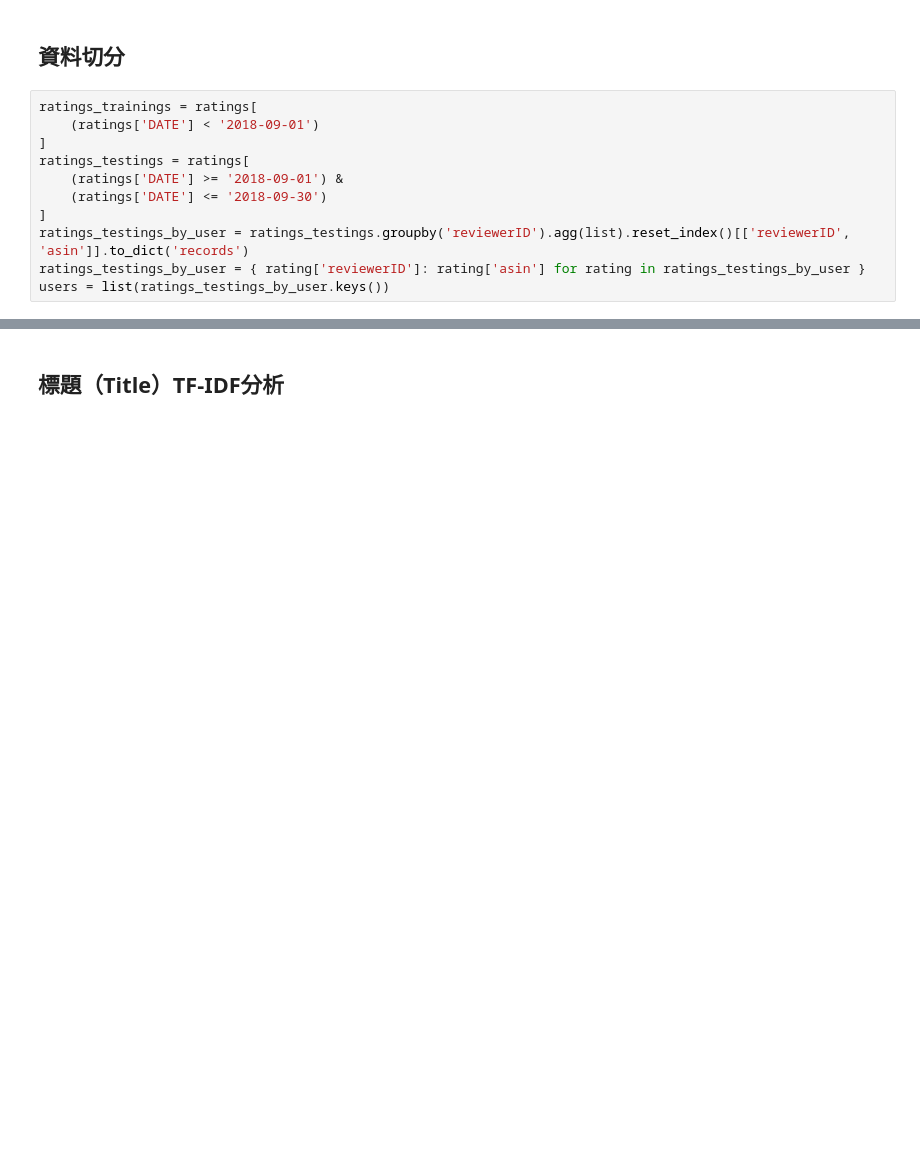
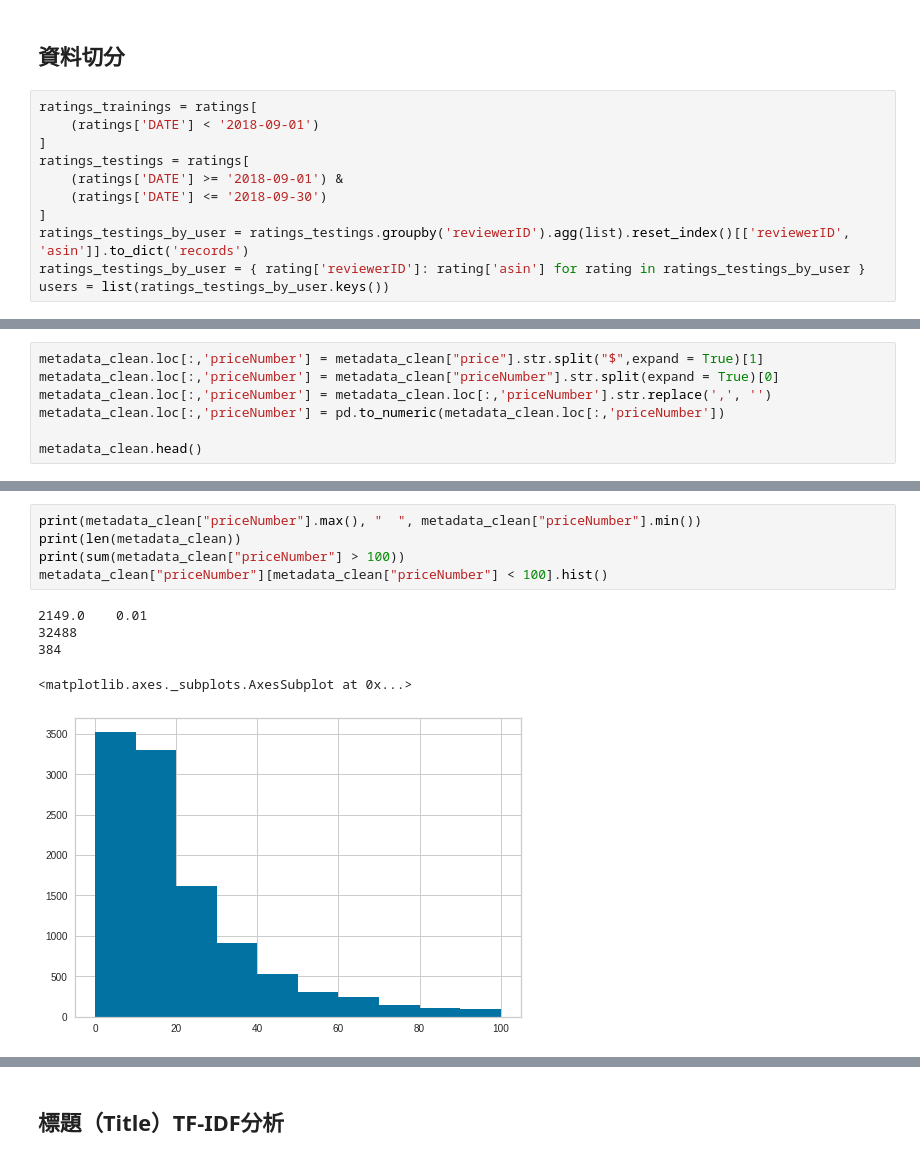
Before and after one commit to RoiWu/data-course-sample, a Jupyter notebook: content_based_filter.ipynb, the cells around one changed output, grey strips where cells are left out. Cells and saved outputs as stored; diff of their text form; blank space fills up the shorter version.

```diff
--- a/content_based_filter.ipynb
+++ b/content_based_filter.ipynb
@@ -305,0 +310,7 @@ users = list(ratings_testings_by_user.keys())
+# %%
+metadata_clean.loc[:,'priceNumber'] = metadata_clean["price"].str.split("$",expand = True)[1]
+metadata_clean.loc[:,'priceNumber'] = metadata_clean["priceNumber"].str.split(expand = True)[0]
+metadata_clean.loc[:,'priceNumber'] = metadata_clean.loc[:,'priceNumber'].str.replace(',', '')
+metadata_clean.loc[:,'priceNumber'] = pd.to_numeric(metadata_clean.loc[:,'priceNumber'])
+
+metadata_clean.head()
@@ -305,0 +334,11 @@ users = list(ratings_testings_by_user.keys())
+# %%
+print(metadata_clean["priceNumber"].max(), "  ", metadata_clean["priceNumber"].min())
+print(len(metadata_clean))
+print(sum(metadata_clean["priceNumber"] > 100))
+metadata_clean["priceNumber"][metadata_clean["priceNumber"] < 100].hist()
+# %% [output]
+2149.0    0.01
+32488
+384
+<matplotlib.axes._subplots.AxesSubplot at 0x...>
+[figure, added]
```
Also changed, not shown: parts of 26 cells of this notebook.
